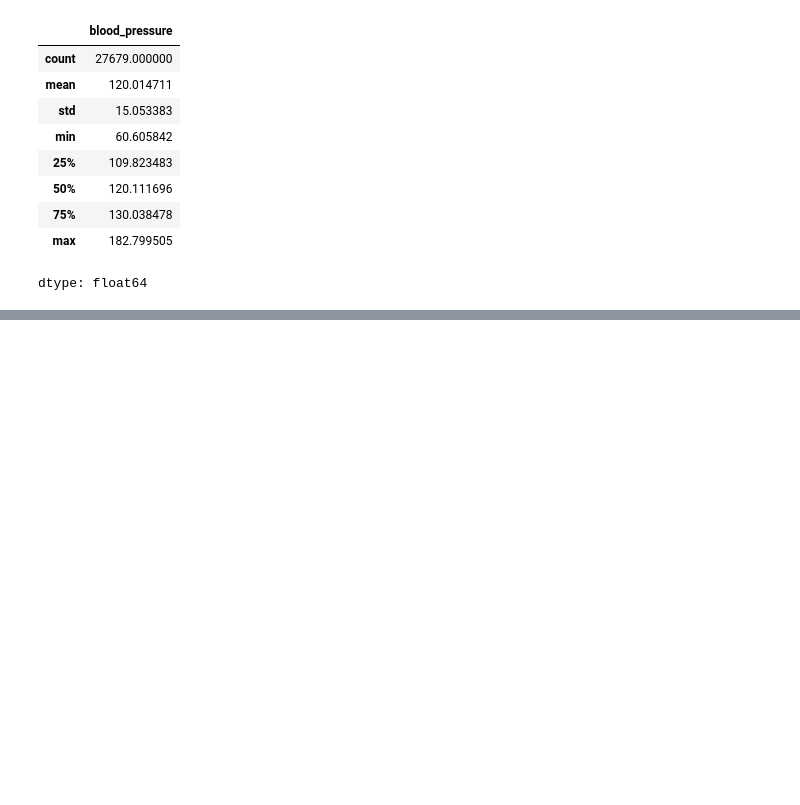
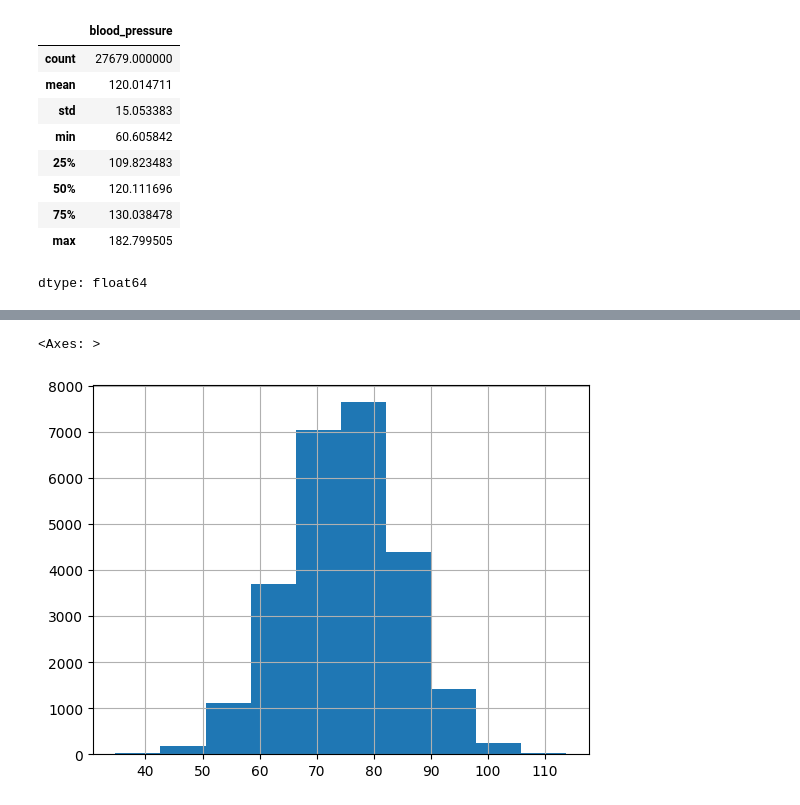
Before and after one commit to SanjayBista1010/Classification, a Jupyter notebook: DiseaseRiskAnalysis.ipynb, the cells around one changed output, grey strips where cells are left out. Cells and saved outputs as stored; diff of their text form; code cells hidden in the pictures; blank space fills up the shorter version.

```diff
--- a/DiseaseRiskAnalysis.ipynb
+++ b/DiseaseRiskAnalysis.ipynb
@@ -85,0 +155,2 @@ df['blood_pressure'] = df['blood_pressure'].fillna(df['blood_pressure'].mean())
+# %%
+df['income'] = df['income'].fillna(df['income'].median())
@@ -85,0 +164,7 @@ df['blood_pressure'] = df['blood_pressure'].fillna(df['blood_pressure'].mean())
+# %%
+df = df.drop(columns=['gene_marker_flag'])
+# %%
+df['heart_rate'].hist()
+# %% [output]
+<Axes: >
+[figure, added]
```
Also changed, not shown: parts of 16 cells of this notebook.
